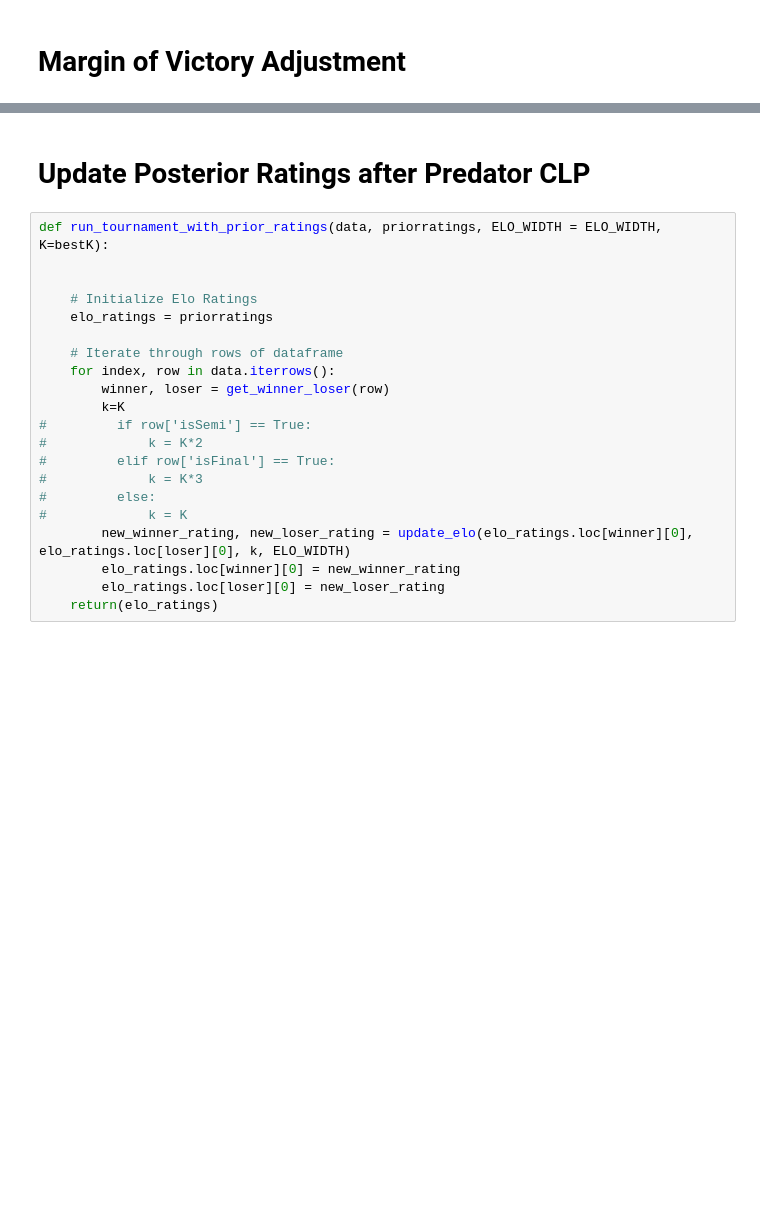
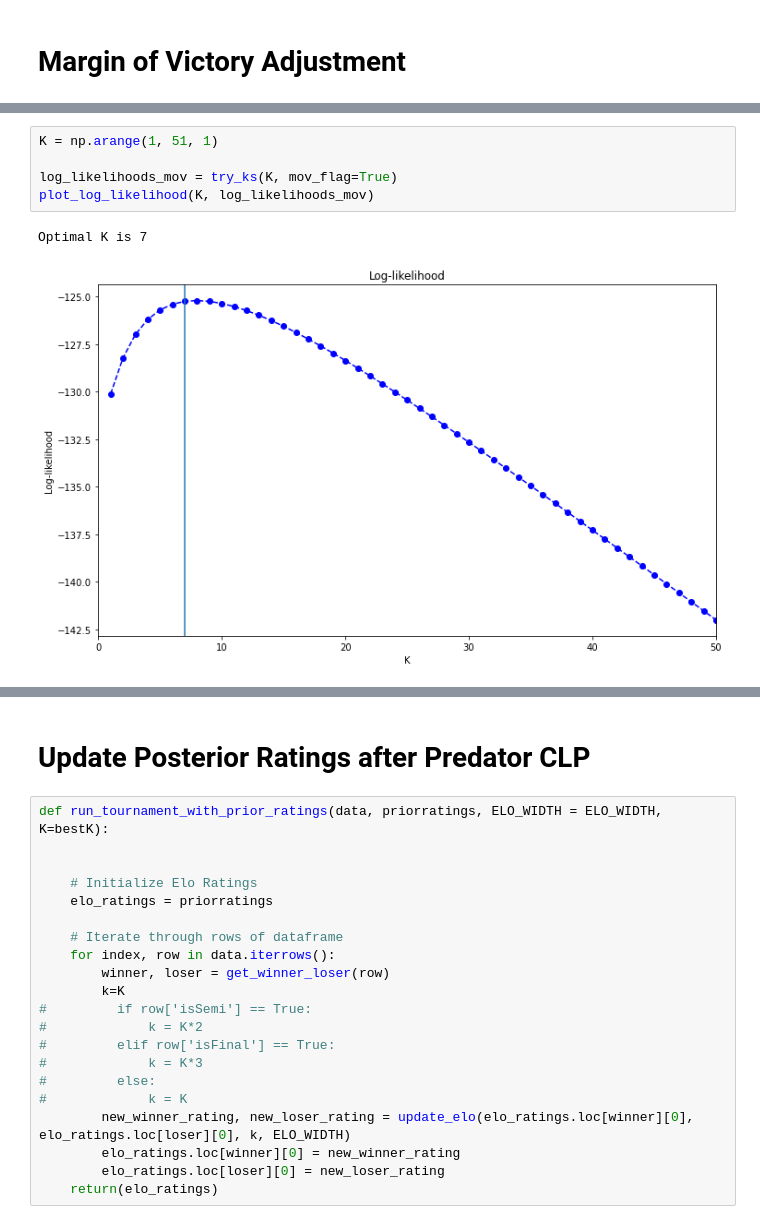
Before and after one commit to sethbilliau/SportsAnalytics, a Jupyter notebook: final/pool.ipynb, the cells around one changed output, grey strips where cells are left out. Cells and saved outputs as stored; diff of their text form; blank space fills up the shorter version.

```diff
--- a/final/pool.ipynb
+++ b/final/pool.ipynb
@@ -579,6 +633,14 @@ def run_tournament_mov(data=data, INITIAL_RATING = INITIAL_RATING, ELO_WIDTH = E
     ratings = pd.DataFrame.from_dict(elo_ratings, orient='index')
     ratings = ratings.rename(columns={0: "ratings"})
     return ratings
+# %%
+K = np.arange(1, 51, 1)
+
+log_likelihoods_mov = try_ks(K, mov_flag=True)
+plot_log_likelihood(K, log_likelihoods_mov)
+# %% [output]
+Optimal K is 7
+[figure, added]
 # %%
 # Use best K determined by maximizing the log-likelihood
 ratings_mov = run_tournament_mov(fulldf, K=bestK(log_likelihoods_mov))
```
Also changed, not shown: parts of 41 cells of this notebook.
